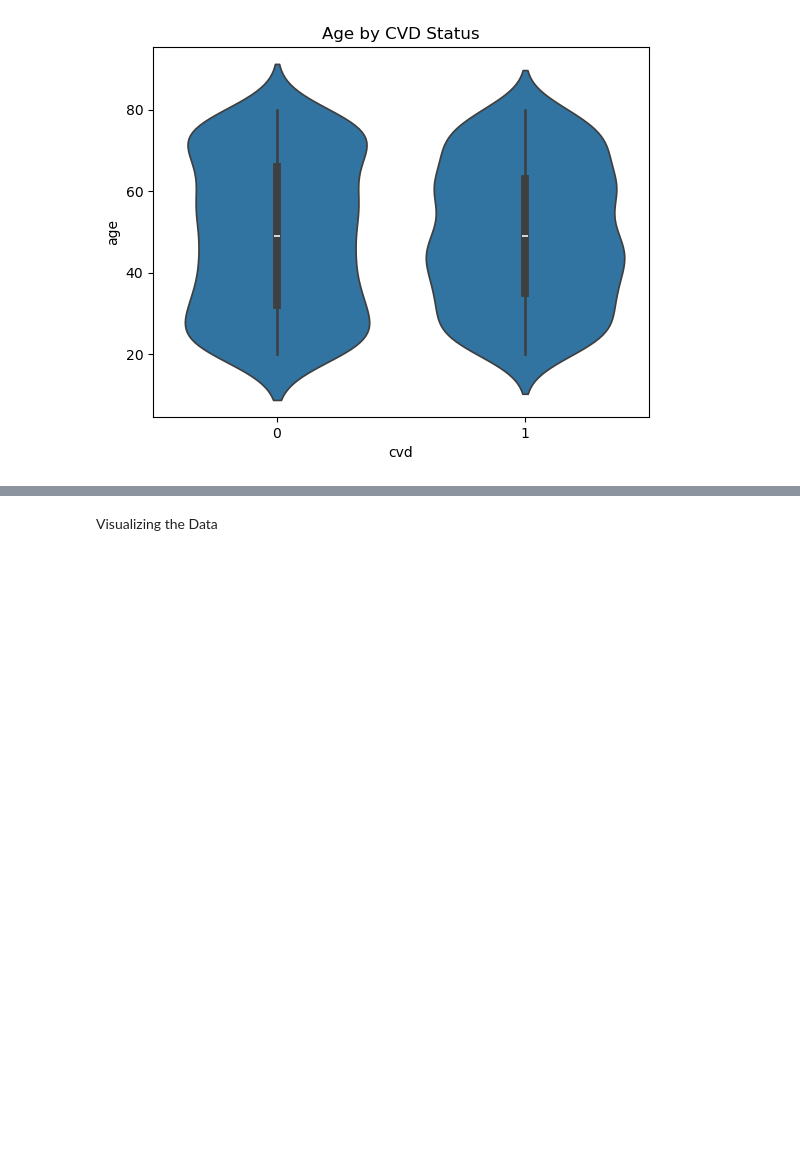
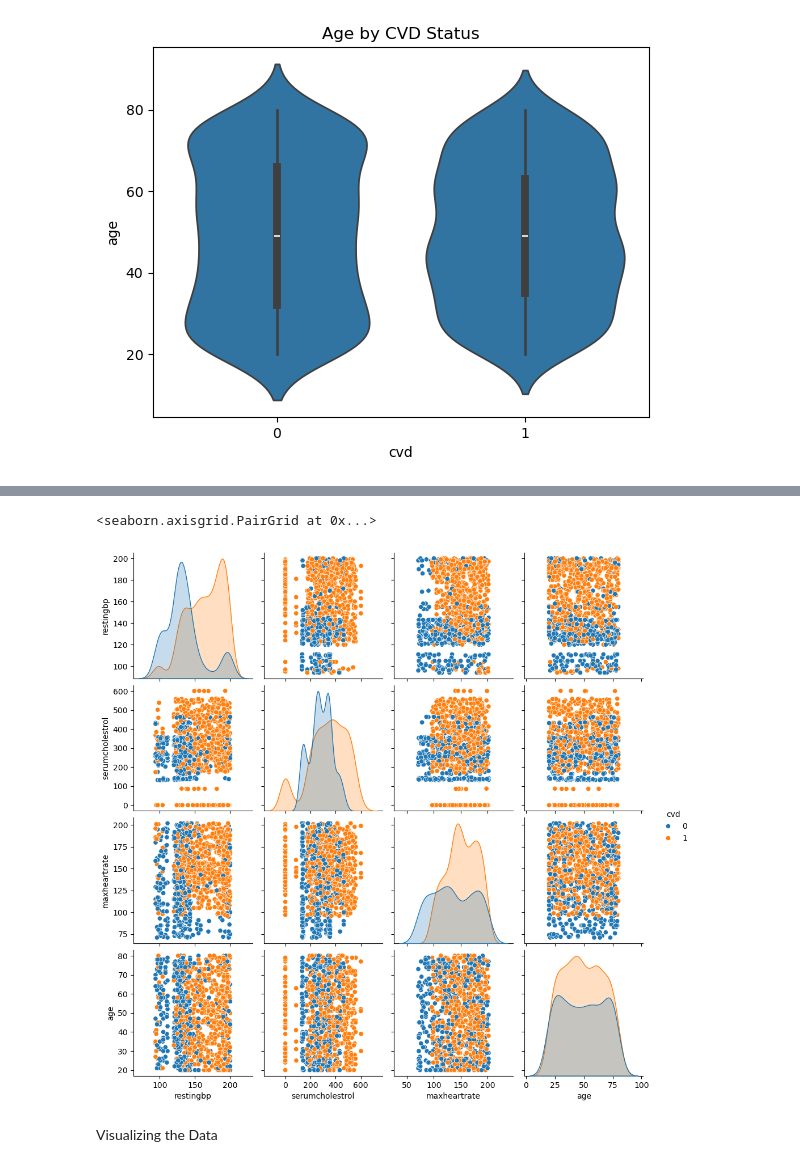
Before and after one commit to BigKawa/Projekt1-Linh-Zala-CVD, a Jupyter notebook: cvd_notebook.ipynb, the cells around one changed output, grey strips where cells are left out. Drawn from its saved outputs; the diff is of its cells as text; code cells hidden in the pictures; blank space fills up the shorter version.

Commit message:
Upload of various plots and interpretation

```diff
--- a/cvd_notebook.ipynb
+++ b/cvd_notebook.ipynb
@@ -531,3 +547,11 @@ plt.show()
+# %%
+# Scatterplots for each pair of variables
+# Together with "CVD" Yes or no Correlation
+sb.pairplot(india_df[["restingbp", "serumcholestrol","maxheartrate", "age","cvd"]], hue="cvd")
+plt.show()
+# %% [output]
+<seaborn.axisgrid.PairGrid at 0x...>
+[figure, added]
 # %% [markdown]
 Visualizing the Data
 # %%
```
Also changed, not shown: parts of 7 cells of this notebook, 2 other files.
